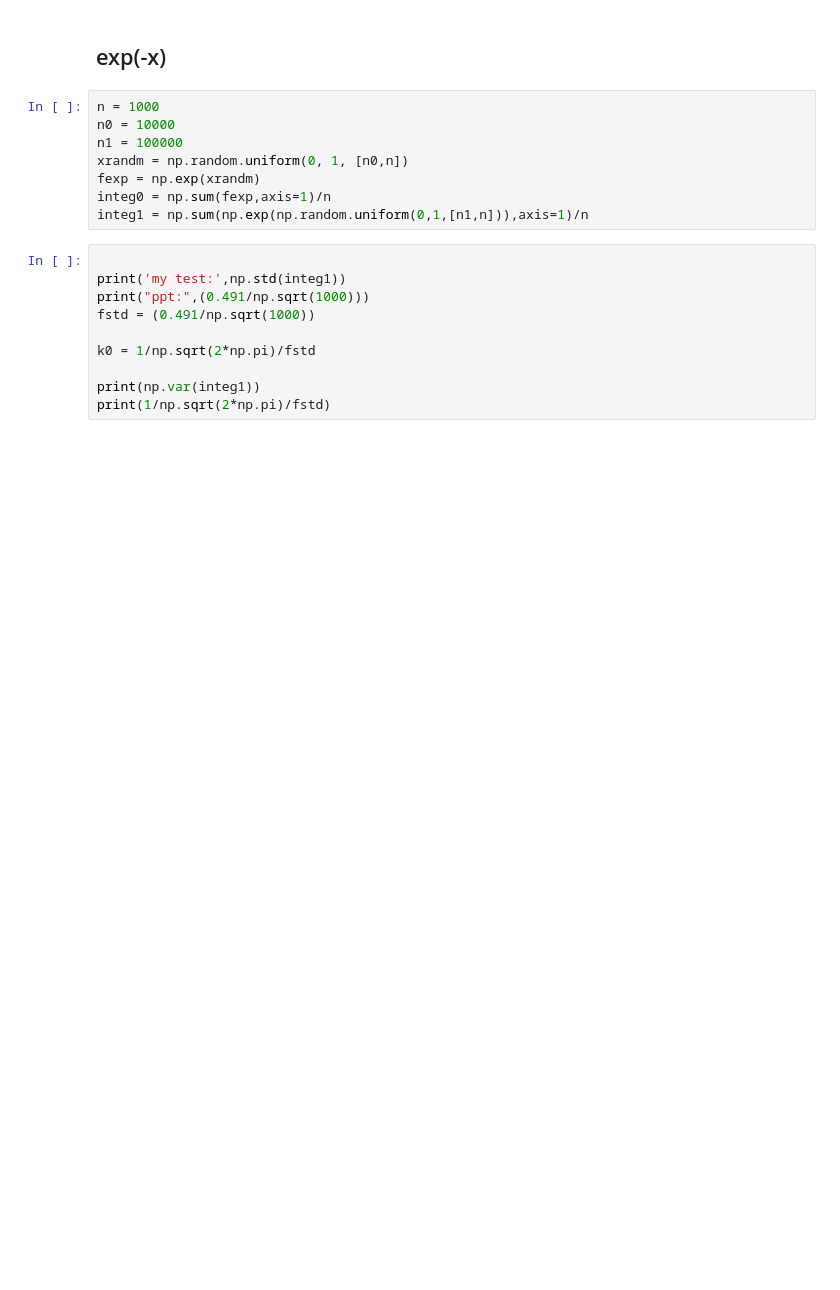
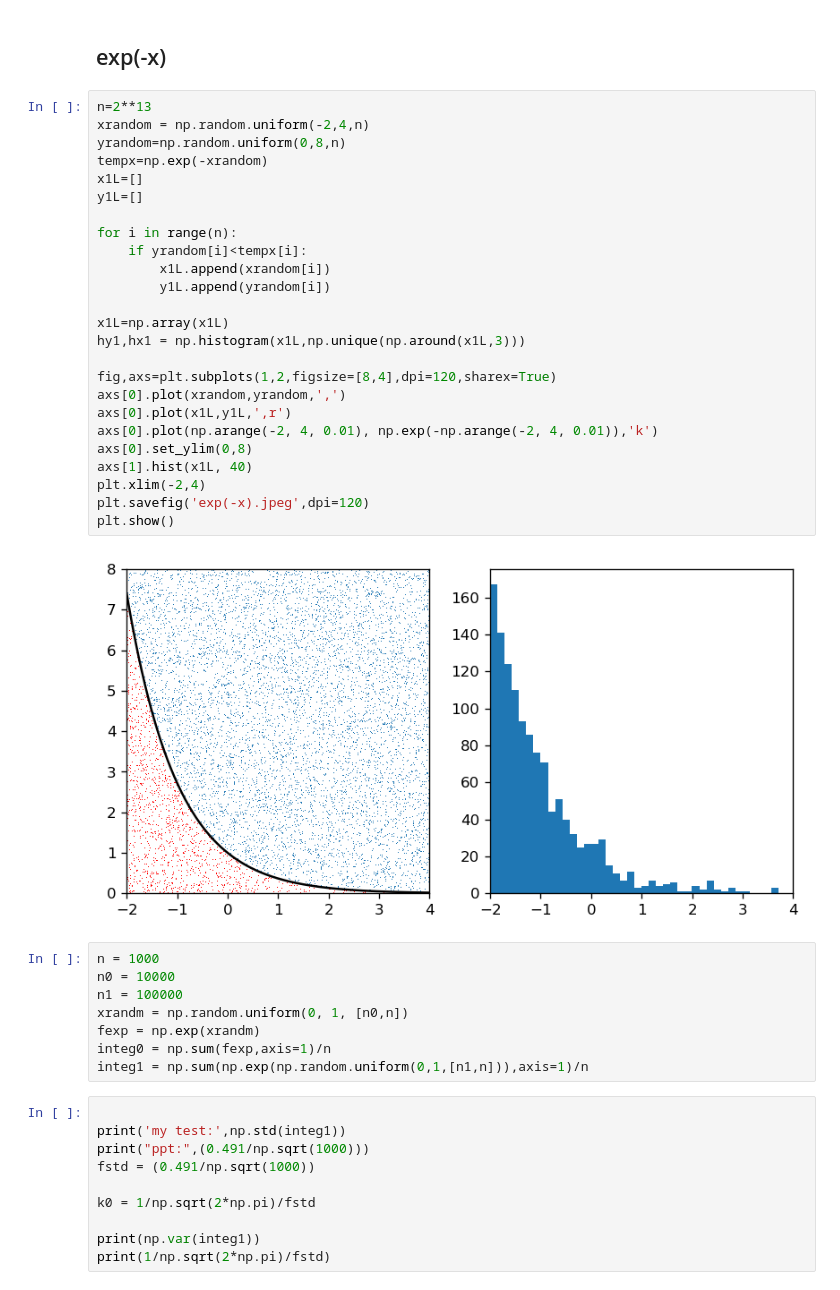
Before and after one commit to g0dd4mnmath/Thy, a Jupyter notebook: mc.ipynb, the cells around one changed output. Cells and saved outputs as stored; diff of their text form; blank space fills up the shorter version.

```diff
--- a/mc.ipynb
+++ b/mc.ipynb
@@ -31,5 +31,32 @@ plt.show()
 # %% [markdown]
 ## exp(-x)
+# %%
+n=2**13
+xrandom = np.random.uniform(-2,4,n)
+yrandom=np.random.uniform(0,8,n)
+tempx=np.exp(-xrandom)
+x1L=[]
+y1L=[]
+
+for i in range(n):
+    if yrandom[i]<tempx[i]:
+        x1L.append(xrandom[i])
+        y1L.append(yrandom[i])
+
+x1L=np.array(x1L)
+hy1,hx1 = np.histogram(x1L,np.unique(np.around(x1L,3)))
+
+fig,axs=plt.subplots(1,2,figsize=[8,4],dpi=120,sharex=True)
+axs[0].plot(xrandom,yrandom,',')
+axs[0].plot(x1L,y1L,',r')
+axs[0].plot(np.arange(-2, 4, 0.01), np.exp(-np.arange(-2, 4, 0.01)),'k')
+axs[0].set_ylim(0,8)
+axs[1].hist(x1L, 40)
+plt.xlim(-2,4)
+plt.savefig('exp(-x).jpeg',dpi=120)
+plt.show()
+# %% [output]
+[figure, added]
 # %%
 n = 1000
 n0 = 10000
```
Also changed, not shown: parts of 4 cells of this notebook.
